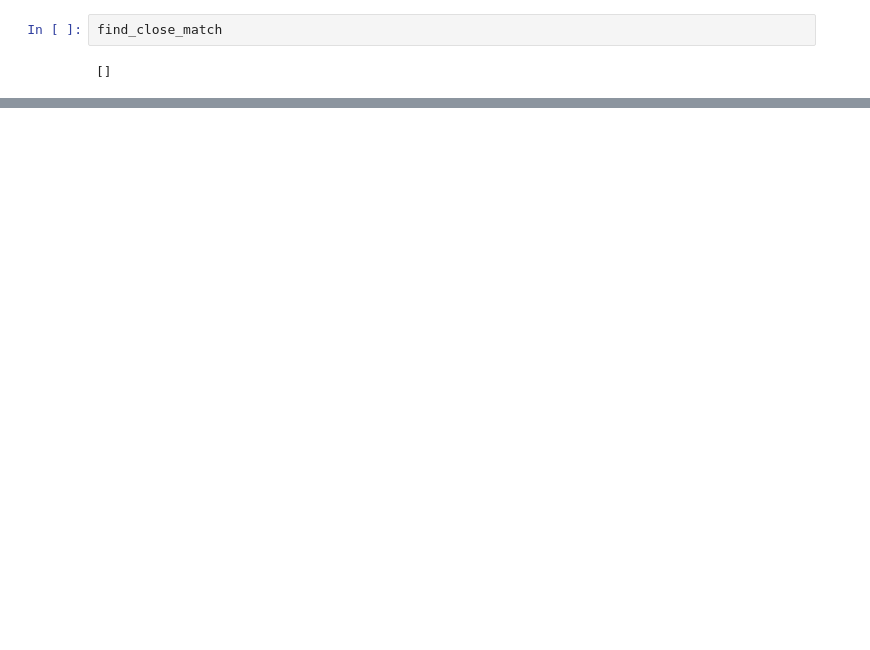
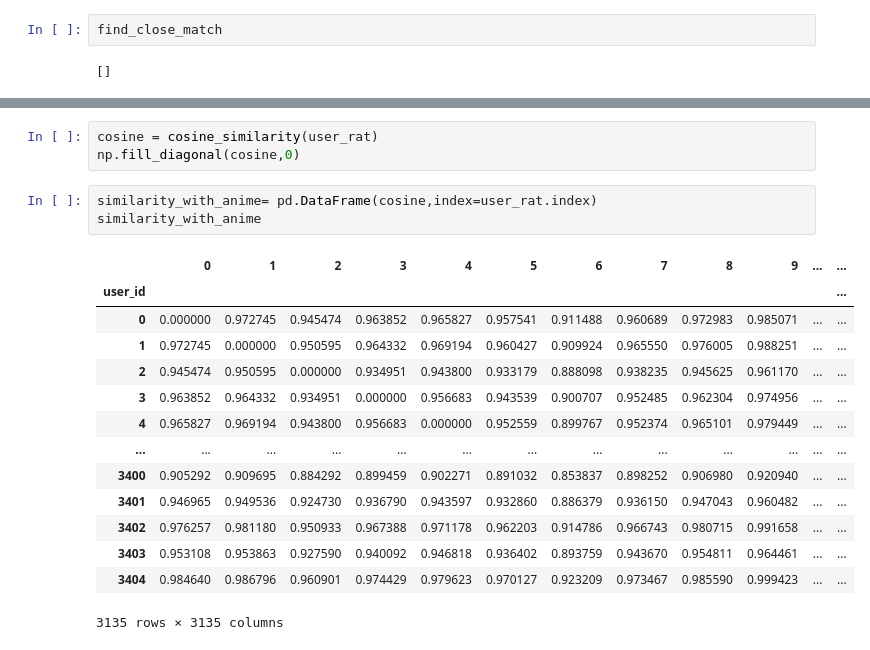
Before and after one commit to vector-b/AnimeRecommendationSystem, a Jupyter notebook: Anime Recommendation System.ipynb, the cells around one changed output, grey strips where cells are left out. Saved outputs shown, nothing was run; the diff lists cells and outputs as text; blank space fills up the shorter version.

```diff
--- a/Anime Recommendation System.ipynb
+++ b/Anime Recommendation System.ipynb
@@ -196,0 +291,21 @@ find_close_match
+# %%
+cosine = cosine_similarity(user_rat)
+np.fill_diagonal(cosine,0)
+# %%
+similarity_with_anime= pd.DataFrame(cosine,index=user_rat.index)
+similarity_with_anime
+# %% [output]
+|  | 0 | 1 | 2 | 3 | 4 | 5 | 6 | 7 | 8 | 9 | ... | ... |
+| user_id |  |  |  |  |  |  |  |  |  |  |  | ... |
+| 0 | 0.000000 | 0.972745 | 0.945474 | 0.963852 | 0.965827 | 0.957541 | 0.911488 | 0.960689 | 0.972983 | 0.985071 | ... | ... |
+| 1 | 0.972745 | 0.000000 | 0.950595 | 0.964332 | 0.969194 | 0.960427 | 0.909924 | 0.965550 | 0.976005 | 0.988251 | ... | ... |
+| 2 | 0.945474 | 0.950595 | 0.000000 | 0.934951 | 0.943800 | 0.933179 | 0.888098 | 0.938235 | 0.945625 | 0.961170 | ... | ... |
+| 3 | 0.963852 | 0.964332 | 0.934951 | 0.000000 | 0.956683 | 0.943539 | 0.900707 | 0.952485 | 0.962304 | 0.974956 | ... | ... |
+| 4 | 0.965827 | 0.969194 | 0.943800 | 0.956683 | 0.000000 | 0.952559 | 0.899767 | 0.952374 | 0.965101 | 0.979449 | ... | ... |
+| ... | ... | ... | ... | ... | ... | ... | ... | ... | ... | ... | ... | ... |
+| 3400 | 0.905292 | 0.909695 | 0.884292 | 0.899459 | 0.902271 | 0.891032 | 0.853837 | 0.898252 | 0.906980 | 0.920940 | ... | ... |
+| 3401 | 0.946965 | 0.949536 | 0.924730 | 0.936790 | 0.943597 | 0.932860 | 0.886379 | 0.936150 | 0.947043 | 0.960482 | ... | ... |
+| 3402 | 0.976257 | 0.981180 | 0.950933 | 0.967388 | 0.971178 | 0.962203 | 0.914786 | 0.966743 | 0.980715 | 0.991658 | ... | ... |
+| 3403 | 0.953108 | 0.953863 | 0.927590 | 0.940092 | 0.946818 | 0.936402 | 0.893759 | 0.943670 | 0.954811 | 0.964461 | ... | ... |
+| 3404 | 0.984640 | 0.986796 | 0.960901 | 0.974429 | 0.979623 | 0.970127 | 0.923209 | 0.973467 | 0.985590 | 0.999423 | ... | ... |
+3135 rows × 3135 columns
```
Also changed, not shown: parts of 27 cells of this notebook, 1 other file.
